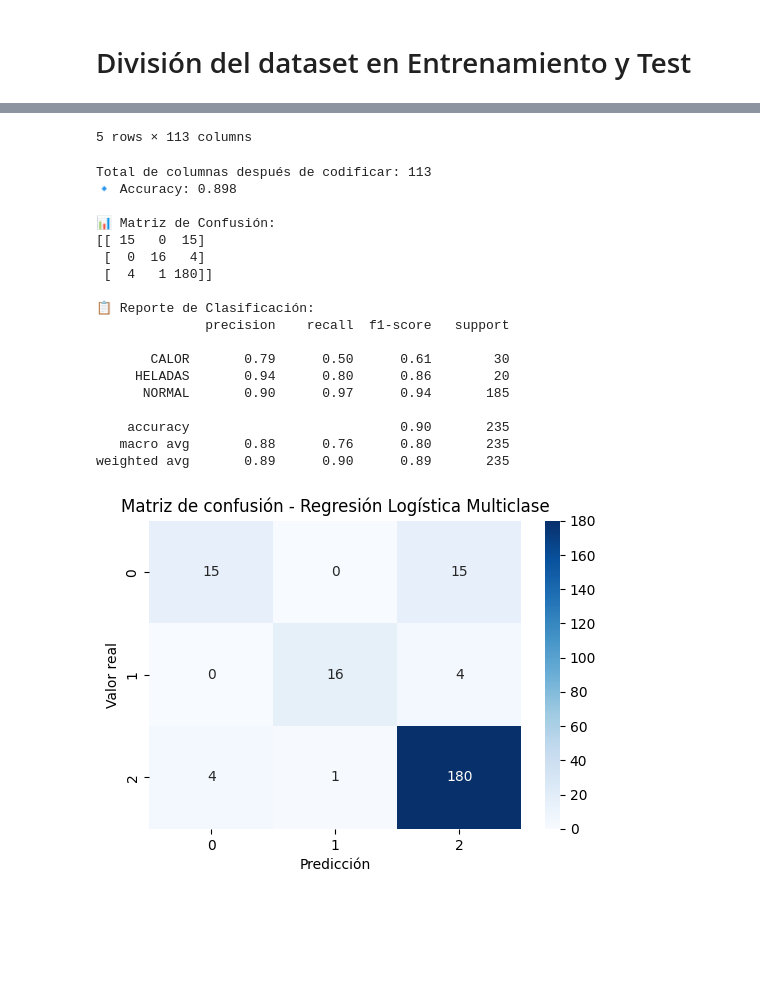
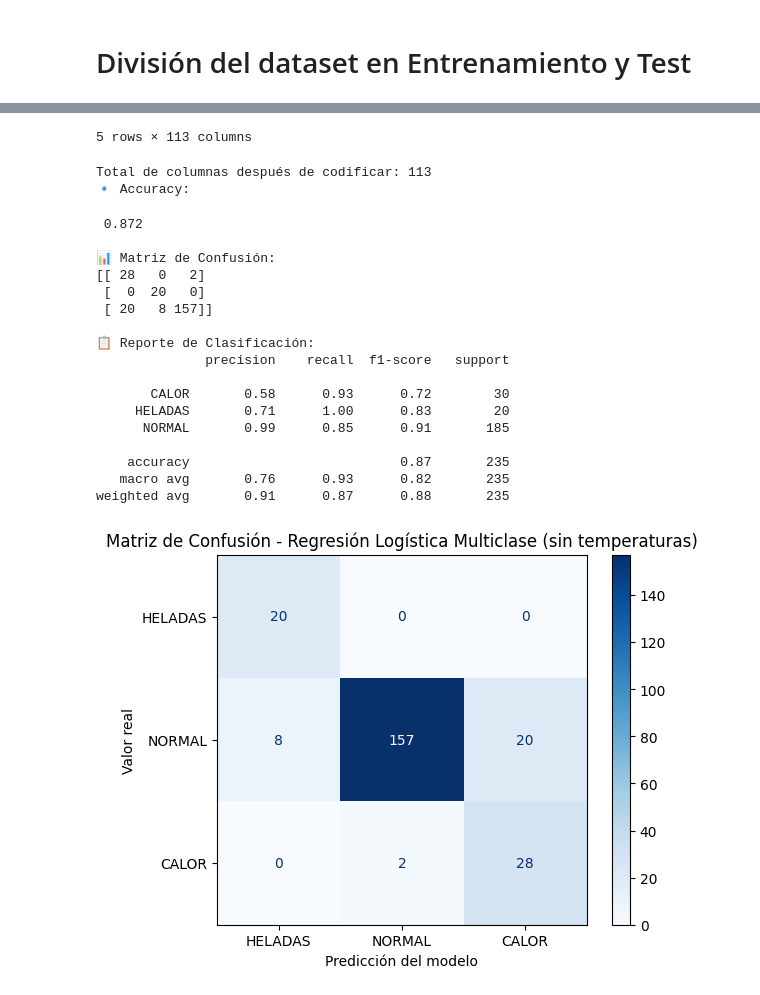
Before and after one commit to MarianoBuet/Aprendizaje-Autom-tico, a Jupyter notebook: Entregas_Parcial/notebooks/Predicción_de__Alertas__Termicas_RLog.ipynb, the cells around one changed output, grey strips where cells are left out. Drawn from its saved outputs; the diff is of its cells as text; code cells hidden in the pictures; blank space fills up the shorter version.

Commit message:
Modelo Final

```diff
--- a/Entregas_Parcial/notebooks/Predicción_de__Alertas__Termicas_RLog.ipynb
+++ b/Entregas_Parcial/notebooks/Predicción_de__Alertas__Termicas_RLog.ipynb
@@ -250,13 +251,26 @@ from sklearn.linear_model import LogisticRegression
 from sklearn.preprocessing import StandardScaler
 from sklearn.metrics import classification_report, confusion_matrix, accuracy_score
 from sklearn.model_selection import train_test_split
+from sklearn.metrics import ConfusionMatrixDisplay
 import matplotlib.pyplot as plt
 import seaborn as sns
 
 # 1️⃣ Selección de variables (sin temperaturas)
-cols_excluir = ["Temp Media", "Temp Max", "Temp Min", "Objetivo"]
+cols_excluir = ["Temp Media", "Temp Max", "Temp Min", "Objetivo","Objetivo_num"]
 X = df.drop(columns=[c for c in cols_excluir if c in df.columns])
 y = df["Objetivo"]
+
+# 🔎 Ver cómo están codificadas las categorías de la variable objetivo
+y_cat = y.astype("category")
+
+print("🔹 Codificación automática (código → categoría):")
+for code, cat in enumerate(y_cat.cat.categories):
+    print(f"  {code} → {cat}")
+
+# Columna auxiliar (solo para inspección)
+df["Objetivo_num"] = y_cat.cat.codes
+print("\n🔹 Mapeo en el DataFrame (muestra única):")
+print(df[["Objetivo", "Objetivo_num"]].drop_duplicates().sort_values("Objetivo_num"))
 
 # 2️⃣ Codificación de categóricas y escalado de numéricas
 num_cols = X.select_dtypes(include=["int64", "float64"]).columns
@@ -291,10 +305,11 @@ X_train, X_test, y_train, y_test = train_test_split(
 
 # 4️⃣ Entrenamiento
 log_model = LogisticRegression(
-    multi_class='multinomial',
-    solver='lbfgs',
+    multi_class="multinomial",
+    solver="lbfgs",
     max_iter=1000,
-    random_state=42
+    random_state=42,
+    class_weight="balanced"
 )
 log_model.fit(X_train, y_train)
 
@@ -307,11 +322,16 @@ print(confusion_matrix(y_test, y_pred))
 print("\n📋 Reporte de Clasificación:")
 print(classification_report(y_test, y_pred))
 
-# 6️⃣ Visualización de matriz
-plt.figure(figsize=(6,4))
-sns.heatmap(confusion_matrix(y_test, y_pred), annot=True, cmap="Blues", fmt="d")
-plt.title("Matriz de confusión - Regresión Logística Multiclase")
-plt.xlabel("Predicción")
+
+
+labels = ["HELADAS", "NORMAL", "CALOR"]
+
+cm = confusion_matrix(y_test, y_pred, labels=labels)
+disp = ConfusionMatrixDisplay(confusion_matrix=cm, display_labels=labels)
+disp.plot(cmap="Blues", values_format="d")
+
+plt.title("Matriz de Confusión - Regresión Logística Multiclase (sin temperaturas)")
+plt.xlabel("Predicción del modelo")
 plt.ylabel("Valor real")
 plt.show()
 # %% [output]
@@ -326,25 +356,26 @@ plt.show()
 | 0 | 0.664028 | -0.103757 | -0.834644 | 1.018323 | 0.877845 | False | False | ... |
 | 1 | 0.373977 | 0.156911 | -0.721784 | 0.912717 | 0.646127 | False | False | ... |
 | 2 | 0.332541 | 0.296554 | -0.834644 | 0.902563 | 0.437580 | False | False | ... |
 | 3 | 0.622592 | 0.510674 | -0.383204 | 0.831482 | 0.205862 | False | False | ... |
 | 4 | -0.040381 | 0.771341 | 0.181097 | 0.323763 | -0.025856 | False | False | ... |
 5 rows × 113 columns
 Total de columnas después de codificar: 113
-🔹 Accuracy: 0.898
-
-📊 Matriz de Confusión:
-[[ 15   0  15]
- [  0  16   4]
- [  4   1 180]]
-
-📋 Reporte de Clasificación:
-              precision    recall  f1-score   support
-
-       CALOR       0.79      0.50      0.61        30
-     HELADAS       0.94      0.80      0.86        20
-      NORMAL       0.90      0.97      0.94       185
-
-    accuracy                           0.90       235
-   macro avg       0.88      0.76      0.80       235
-weighted avg       0.89      0.90      0.89       235
+🔹 Accuracy:
+ 0.872
+
+📊 Matriz de Confusión:
+[[ 28   0   2]
+ [  0  20   0]
+ [ 20   8 157]]
+
+📋 Reporte de Clasificación:
+              precision    recall  f1-score   support
+
+       CALOR       0.58      0.93      0.72        30
+     HELADAS       0.71      1.00      0.83        20
+      NORMAL       0.99      0.85      0.91       185
+
+    accuracy                           0.87       235
+   macro avg       0.76      0.93      0.82       235
+weighted avg       0.91      0.87      0.88       235
-[figure, old version]
+[figure, new version]
```
Also changed, not shown: parts of 9 cells of this notebook.
